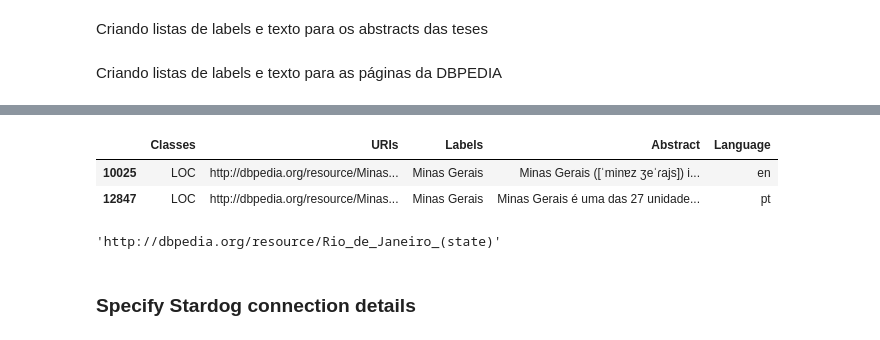
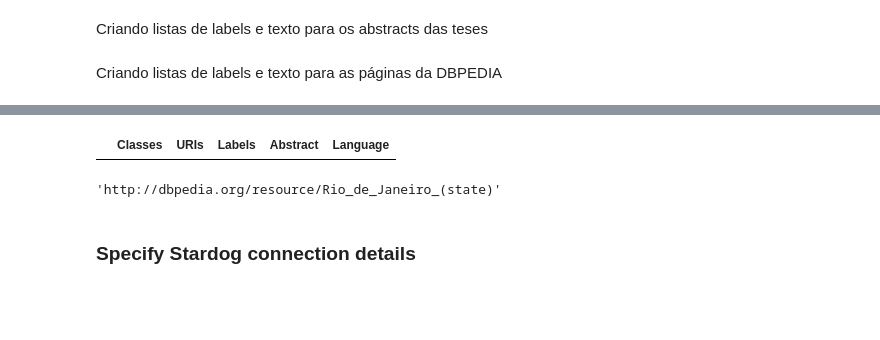
Before and after one commit to fabiocorreacordeiro/Indigenous-Slavery-KG, a Jupyter notebook: Entity Link models.ipynb, the cells around one changed output, grey strips where cells are left out. Saved outputs shown, nothing was run; the diff lists cells and outputs as text; code cells hidden in the pictures; blank space fills up the shorter version.

```diff
--- a/Entity Link models.ipynb
+++ b/Entity Link models.ipynb
@@ -134,6 +136,6 @@ Para cada classe serão amostradas 100 entidades. Serão amostradas 100 teses e
 # %%
 #Amostrando uma tese e uma label
-classe = 'LOC'
+classe = 'ORG'
 
 thesis_uris = list(NER_dic.keys())
 uri = random.sample(thesis_uris, 1)[0]
@@ -181,11 +187,9 @@ Grande parte das tradições de cantos dançados encontradas no Brasil resulta d
 # %%
-l = 'Minas Gerais'
+l = 'IBGE'
 dbpedia_df[(dbpedia_df['Classes'] == classe) & (dbpedia_df['Labels'] == l)]
-#dbpedia_df[(dbpedia_df['URIs'] == 'http://dbpedia.org/resource/Walter_Lippmann')]
+dbpedia_df[(dbpedia_df['URIs'] == 'http://dbpedia.org/resource/Instituto_Brasileiro_de_Geografia_e_Estatística')]
 # %% [output]
 |  | Classes | URIs | Labels | Abstract | Language |
-| 10025 | LOC | http://dbpedia.org/resource/Minas... | Minas Gerais | Minas Gerais ([ˈminɐz ʒeˈɾajs]) i... | en |
-| 12847 | LOC | http://dbpedia.org/resource/Minas... | Minas Gerais | Minas Gerais é uma das 27 unidade... | pt |
 # %%
 dbpedia_df.loc[8842]['URIs']
 #dbpedia_df.loc[8842]['Abstract']
```
Also changed, not shown: parts of 4 cells of this notebook, 2 other files.
